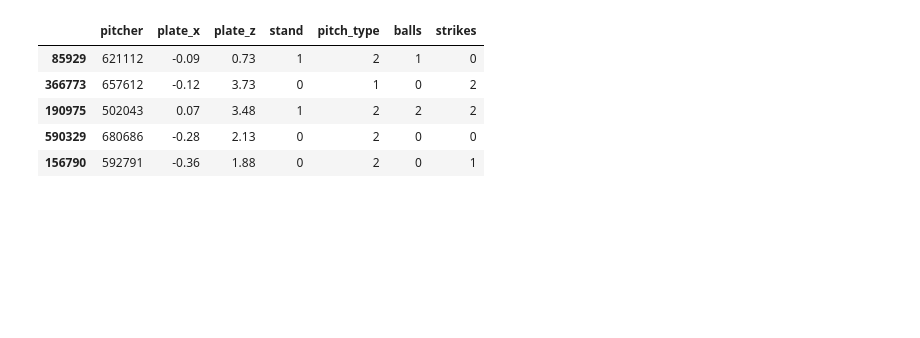
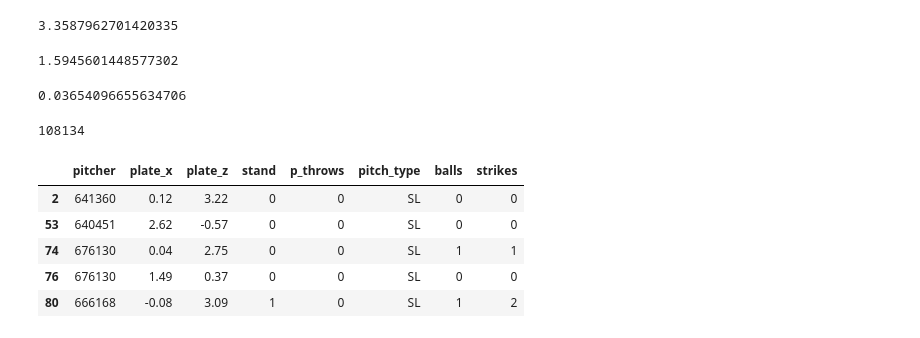
Before and after one commit to sam-walsh/pitching_model, a Jupyter notebook: location.ipynb, the cells around one changed output. Cells and saved outputs as stored; diff of their text form; code cells hidden in the pictures; blank space fills up the shorter version.

```diff
--- a/location.ipynb
+++ b/location.ipynb
@@ -8,10 +69,23 @@ data = pd.read_csv('statcast_data/2023.csv')
+# %%
+data['sz_top'].mean()
+# %% [output]
+3.3587962701420335
+# %%
+data['sz_bot'].mean()
+# %% [output]
+1.5945601448577302
+# %%
+data['plate_x'].mean()
+# %% [output]
+0.03654096655634706
 # %%
 pitcher_counts = data['pitcher'].value_counts()
 data = data[data['pitcher'].isin(pitcher_counts[pitcher_counts > 100].index)]
-data = data.loc[data['pitch_type'].isin(['FF', 'SI', 'FC'])]
+data = data.loc[data['pitch_type'].isin(['SL'])]
-# %%
-data = data.sample(10000)
+# %%
+len(data)
+# %% [output]
+108134
 # %%
 data['stand'] = (data['stand'] == 'L').astype(int)
+data['p_throws'] = (data['p_throws'] == 'L').astype(int)
-# %%
-data['pitch_type'] = data['pitch_type'].astype('category').cat.codes.values
@@ -18,12 +94,12 @@ data['pitch_type'] = data['pitch_type'].astype('category').cat.codes.values
 # %%
-data = data[['pitcher', 'plate_x', 'plate_z', 'stand', 'pitch_type', 'balls', 'strikes']]
+data = data[['pitcher', 'plate_x', 'plate_z', 'stand', 'p_throws', 'pitch_type', 'balls', 'strikes']]
 data.head()
 # %% [output]
-|  | pitcher | plate_x | plate_z | stand | pitch_type | balls | strikes |
-| 85929 | 621112 | -0.09 | 0.73 | 1 | 2 | 1 | 0 |
-| 366773 | 657612 | -0.12 | 3.73 | 0 | 1 | 0 | 2 |
-| 190975 | 502043 | 0.07 | 3.48 | 1 | 2 | 2 | 2 |
-| 590329 | 680686 | -0.28 | 2.13 | 0 | 2 | 0 | 0 |
-| 156790 | 592791 | -0.36 | 1.88 | 0 | 2 | 0 | 1 |
+|  | pitcher | plate_x | plate_z | stand | p_throws | pitch_type | balls | strikes |
+| 2 | 641360 | 0.12 | 3.22 | 0 | 0 | SL | 0 | 0 |
+| 53 | 640451 | 2.62 | -0.57 | 0 | 0 | SL | 0 | 0 |
+| 74 | 676130 | 0.04 | 2.75 | 0 | 0 | SL | 1 | 1 |
+| 76 | 676130 | 1.49 | 0.37 | 0 | 0 | SL | 0 | 0 |
+| 80 | 666168 | -0.08 | 3.09 | 1 | 0 | SL | 1 | 2 |
 # %%
 data = data.dropna()
```
Also changed, not shown: parts of 19 cells of this notebook, 5 other files.
